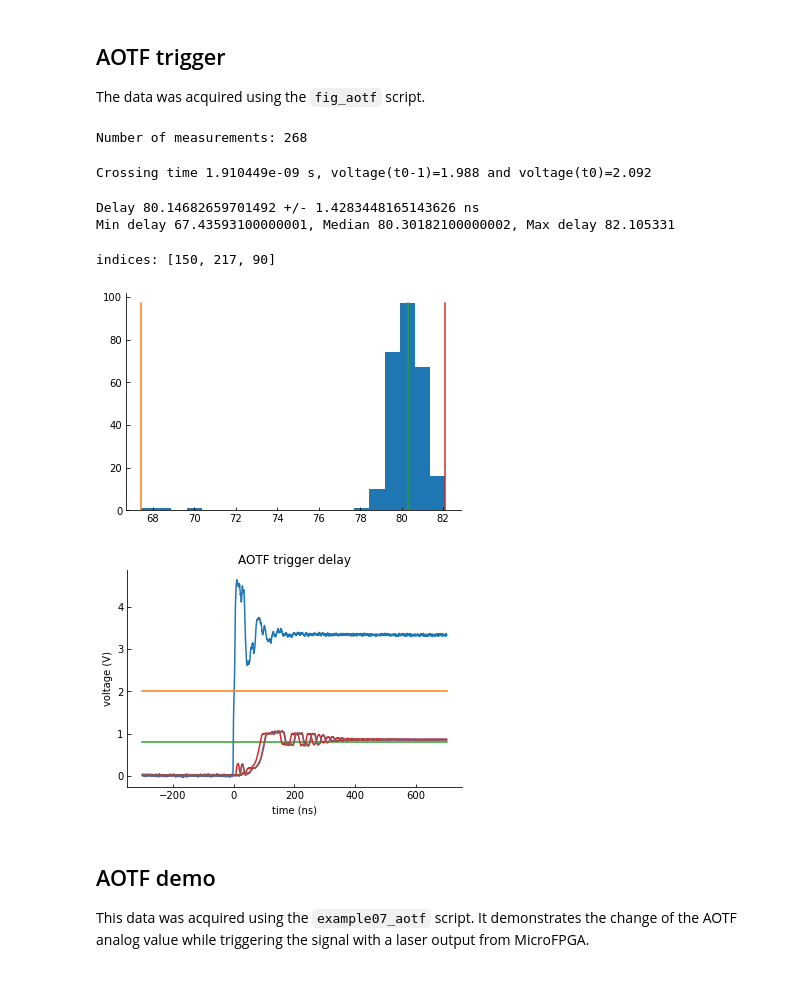
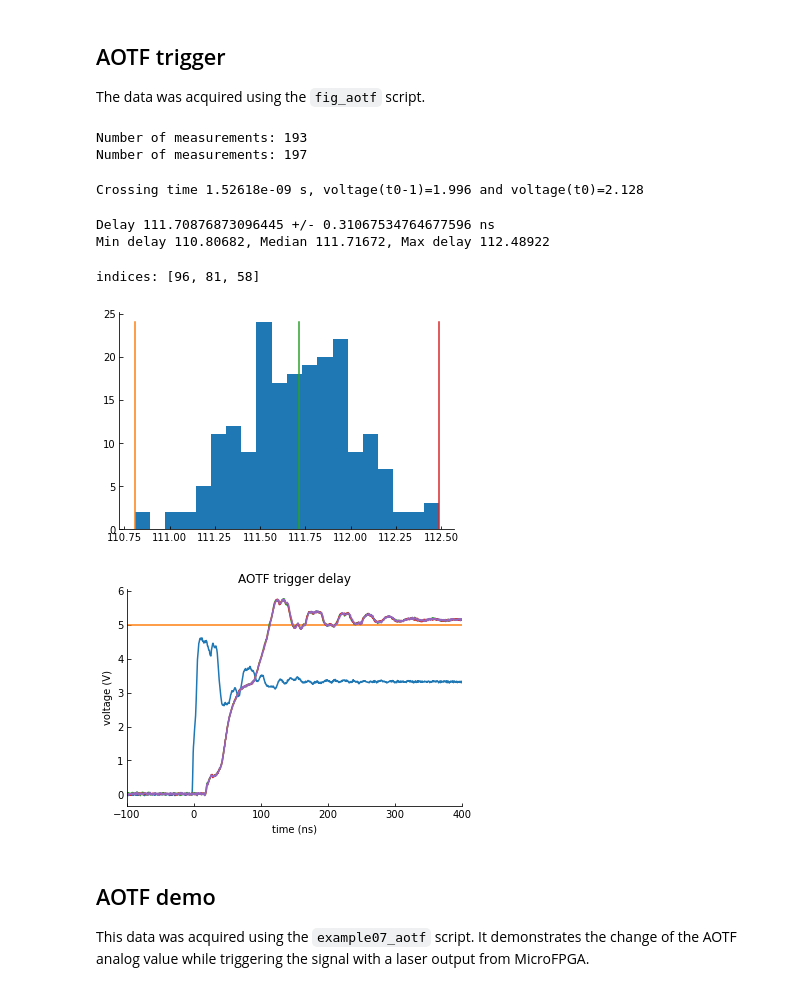
Before and after one commit to mufpga/analysis, a Jupyter notebook: 6_aotf.ipynb, the cells around one changed output. Saved outputs shown, nothing was run; the diff lists cells and outputs as text; code cells hidden in the pictures.

```diff
--- a/6_aotf.ipynb
+++ b/6_aotf.ipynb
@@ -99,13 +99,17 @@ The data was acquired using the `fig_aotf` script.
 # %%
 # load data
 root  = op.join('data','aotf','triggering')
-laser = load_single(op.join(root,'C1_00000.txt'))
+#laser = load_single(op.join(root,'C1_00000.txt'))
+
+lasers = load_all(op.join(root,'ch1'))
 all_vals = load_all(op.join(root,'ch3'))
 
-all_vals = all_vals[0:268]
+print(f'Number of measurements: {len(lasers)}')
 print(f'Number of measurements: {len(all_vals)}')
+laser = lasers[0]
 # %% [output]
-Number of measurements: 268
+Number of measurements: 193
+Number of measurements: 197
 # %%
 # voltage(t0)=2 might not be exactly at t0 = 0s. Even though the value is expected to be quite small,
 # we compute it here
@@ -113,15 +117,15 @@ ind = get_delay_index(laser, 2)
 t0 = laser[ind, 0]
 print(f'Crossing time {t0} s, voltage(t0-1)={laser[ind-1,1]} and voltage(t0)={laser[ind,1]}')
 # %% [output]
-Crossing time 1.910449e-09 s, voltage(t0-1)=1.988 and voltage(t0)=2.092
+Crossing time 1.52618e-09 s, voltage(t0-1)=1.996 and voltage(t0)=2.128
 # %%
 # compute delay for all laser signals
-delays = (get_delays(all_vals, threshold=0.3)-t0)*1_000_000_000  # to ns
+delays = (get_delays(all_vals, threshold=5)-t0)*1_000_000_000  # to ns
 print(f'Delay {np.mean(delays)} +/- {np.std(delays)} ns')
 print(f'Min delay {np.min(delays)}, Median {np.median(delays)}, Max delay {np.max(delays)}')
 # %% [output]
-Delay 80.14682659701492 +/- 1.4283448165143626 ns
-Min delay 67.43593100000001, Median 80.30182100000002, Max delay 82.105331
+Delay 111.70876873096445 +/- 0.31067534764677596 ns
+Min delay 110.80682, Median 111.71672, Max delay 112.48922
 # %%
 # Plot the camera exposure signal and the min/median/max delayed laser trigger signals
 def plot_histo(vals, vertical):
@@ -138,39 +142,39 @@ def plot_histo(vals, vertical):
 def plot_panel_a(ref, v_list, time_scale = 1):
     '''
     Plot figure panel a.
     '''
     plt.figure()
     plt.plot(ref[:,0]*time_scale,ref[:,1]) # laser trigger
-    plt.plot([ref[0,0]*time_scale, ref[-1,0]*time_scale], [2, 2]) # HIGH threshold
-    plt.plot([ref[0,0]*time_scale, ref[-1,0]*time_scale], [0.8, 0.8]) # LOW threshold
+    plt.plot([ref[0,0]*time_scale, ref[-1,0]*time_scale], [5, 5]) # HIGH threshold
     for v in v_list:
         plt.plot(v[:,0]*time_scale,v[:,1]) # AOTF
 
     plt.title('AOTF trigger delay')
     plt.xlabel(get_time(time_scale))
     plt.ylabel('voltage (V)')
-    #plt.xlim(-50,150)
+    plt.xlim(-100, 400)
 
     dir_path = 'figs'
     if not os.path.isdir(dir_path): os.mkdir(dir_path)
     plt.savefig(op.join(dir_path,'fig_aotf_triggering.eps'), format='eps')
+    plt.savefig(op.join(dir_path,'fig_aotf_triggering.png'), format='png')
 
 # get the indices of the min/median/max delayed signals
 i_s = [np.argmax(delays == np.min(delays)),
        np.argmin(abs(delays - np.median(delays))),
        np.argmax(delays == np.max(delays))]
 vals = [all_vals[i] for i in i_s]
 print(f'indices: {i_s}')
 
 # sanity check: the median, min and max delays really are so (colors will be different from the next plot)
 plot_histo(delays, delays[i_s])
 
 # plot the min/median/max delayed signals with the x-axis in ns
 plot_panel_a(laser, vals, time_scale = 1_000_000_000)
 # %% [output]
-indices: [150, 217, 90]
+indices: [96, 81, 58]
-[figure, old version]
+[figure, new version]
-[figure, old version]
+[figure, new version]
 # %% [markdown]
 ## AOTF demo
 
```
Also changed, not shown: parts of 11 cells of this notebook.
